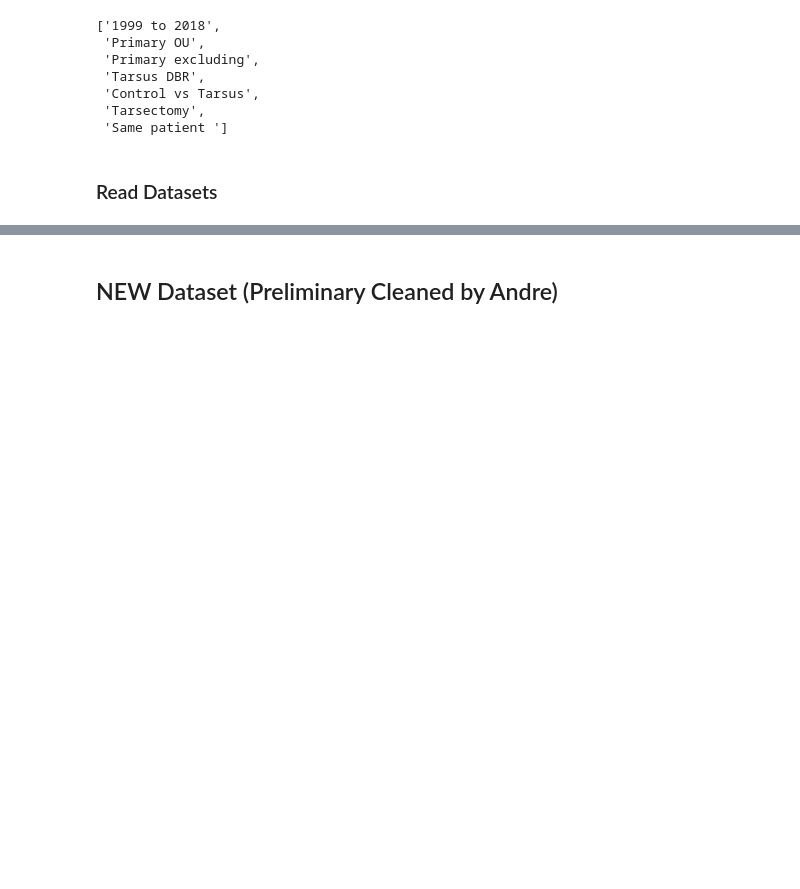
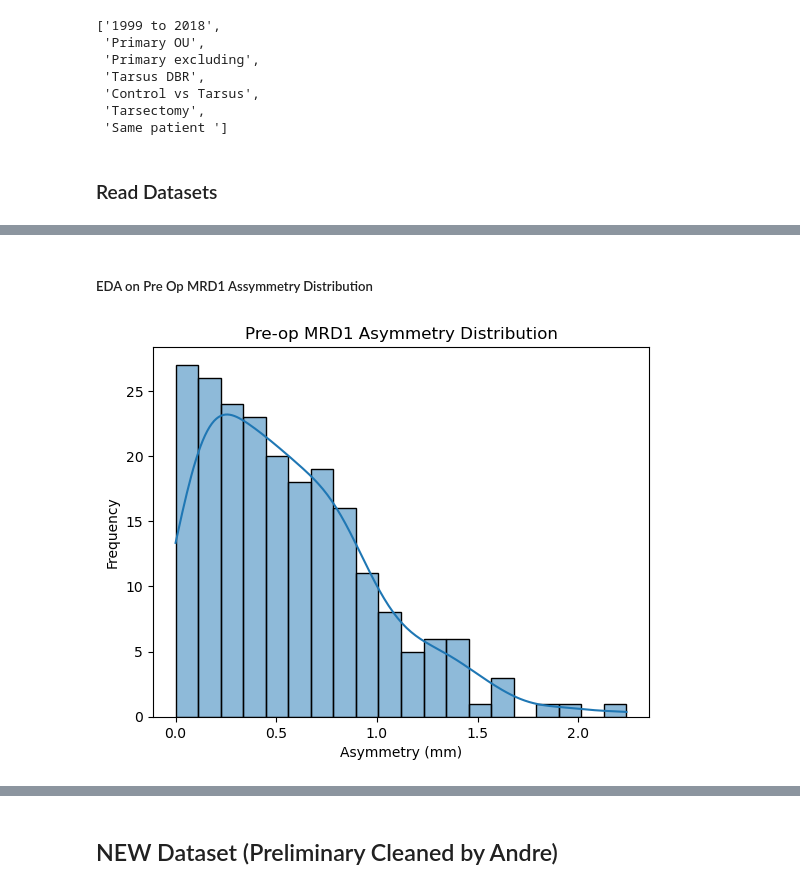
Before and after one commit to ChinmayVar/stats141_project, a Jupyter notebook: eda_cj.ipynb, the cells around one changed output, grey strips where cells are left out. Saved outputs shown, nothing was run; the diff lists cells and outputs as text; code cells hidden in the pictures; blank space fills up the shorter version.

Commit message:
Cleaned Dataset + Made Pre Op & Post Op Assymetrical Columns

```diff
--- a/eda_cj.ipynb
+++ b/eda_cj.ipynb
@@ -220,0 +244,2 @@ merged_df.head()
+# %%
+merged_data = merged_data.drop(index=[444, 511, 465])
@@ -220,0 +248,3 @@ merged_df.head()
+# %%
+same_patient_merged = merged_data[merged_data['patient_name'].duplicated(keep=False)].sort_values(by='patient_name')
+same_patient_merged.shape
@@ -220,0 +295,10 @@ merged_df.head()
+# %%
+# Create base dataset with one row per id (excluding eye-specific columns)
+base = same_patient_merged.drop_duplicates(subset='patient_name')[[
+    'id', 'patient_name', 'DOB', 'age', 'gender', 'surgery_date', 'surgery_type',
+    'follow_up(months)', 'follow_up_category', 'levator_function',
+    'unilateral', 'tarsus_normal', 'tarsus_both', 'post_MMCR_ptosis'
+]]
+
+# Merge pivoted columns back into base dataset
+merged_wide_data = base.merge(pivoted, on='patient_name', how='left')
@@ -220,0 +316,6 @@ merged_df.head()
+# %%
+# Absolute difference in preoperative MRD1
+merged_wide_data['preop_MRD1_asymmetry'] = (merged_wide_data['preop_MRD1_OD'] - merged_wide_data['preop_MRD1_OS']).abs()
+
+# Absolute difference in postoperative MRD1
+merged_wide_data['postop_MRD1_asymmetry'] = (merged_wide_data['postop_MRD1_OD'] - merged_wide_data['postop_MRD1_OS']).abs()
@@ -220,0 +331,15 @@ merged_df.head()
+# %% [markdown]
+##### EDA on Pre Op MRD1 Assymmetry Distribution
+# %%
+import matplotlib.pyplot as plt
+import seaborn as sns
+
+# Histogram
+sns.histplot(merged_wide_data['preop_MRD1_asymmetry'], bins=20, kde=True)
+# sns.histplot(merged_wide_data['postop_MRD1_asymmetry'], bins=20, kde=True) # Try with Post Op
+plt.title('Pre-op MRD1 Asymmetry Distribution')
+plt.xlabel('Asymmetry (mm)')
+plt.ylabel('Frequency')
+plt.show()
+# %% [output]
+[figure, added]
```
Also changed, not shown: parts of 72 cells of this notebook, 1 other file.
